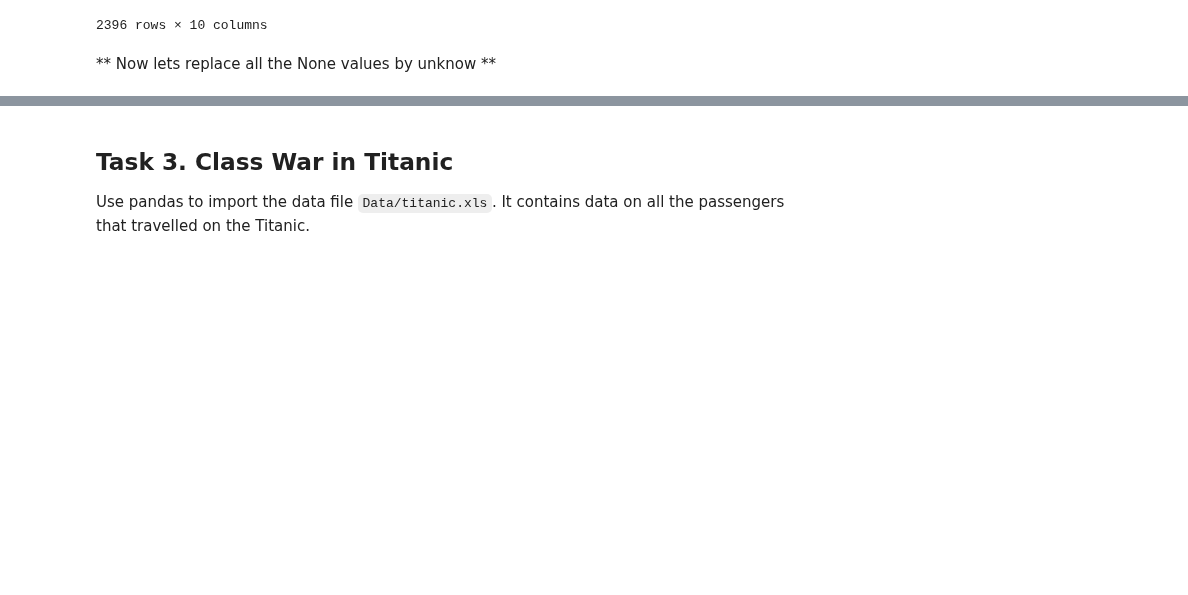
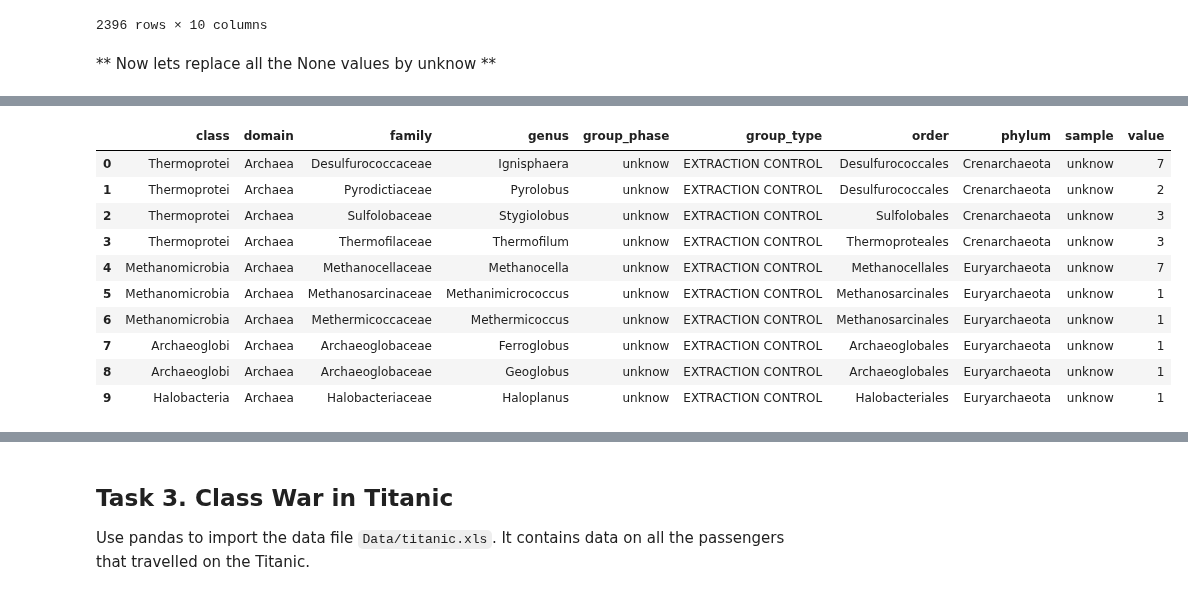
Before and after one commit to vincenzobaz/VBTALL-ADA2017, a Jupyter notebook: Homework 1.ipynb, the cells around one changed output, grey strips where cells are left out. Cells and saved outputs as stored; diff of their text form; code cells hidden in the pictures; blank space fills up the shorter version.

```diff
--- a/Homework 1.ipynb
+++ b/Homework 1.ipynb
@@ -546,0 +556,14 @@ clean_data
+# %%
+clean_data.head(10)
+# %% [output]
+|  | class | domain | family | genus | group_phase | group_type | order | phylum | sample | value |
+| 0 | Thermoprotei | Archaea | Desulfurococcaceae | Ignisphaera | unknow | EXTRACTION CONTROL | Desulfurococcales | Crenarchaeota | unknow | 7 |
+| 1 | Thermoprotei | Archaea | Pyrodictiaceae | Pyrolobus | unknow | EXTRACTION CONTROL | Desulfurococcales | Crenarchaeota | unknow | 2 |
+| 2 | Thermoprotei | Archaea | Sulfolobaceae | Stygiolobus | unknow | EXTRACTION CONTROL | Sulfolobales | Crenarchaeota | unknow | 3 |
+| 3 | Thermoprotei | Archaea | Thermofilaceae | Thermofilum | unknow | EXTRACTION CONTROL | Thermoproteales | Crenarchaeota | unknow | 3 |
+| 4 | Methanomicrobia | Archaea | Methanocellaceae | Methanocella | unknow | EXTRACTION CONTROL | Methanocellales | Euryarchaeota | unknow | 7 |
+| 5 | Methanomicrobia | Archaea | Methanosarcinaceae | Methanimicrococcus | unknow | EXTRACTION CONTROL | Methanosarcinales | Euryarchaeota | unknow | 1 |
+| 6 | Methanomicrobia | Archaea | Methermicoccaceae | Methermicoccus | unknow | EXTRACTION CONTROL | Methanosarcinales | Euryarchaeota | unknow | 1 |
+| 7 | Archaeoglobi | Archaea | Archaeoglobaceae | Ferroglobus | unknow | EXTRACTION CONTROL | Archaeoglobales | Euryarchaeota | unknow | 1 |
+| 8 | Archaeoglobi | Archaea | Archaeoglobaceae | Geoglobus | unknow | EXTRACTION CONTROL | Archaeoglobales | Euryarchaeota | unknow | 1 |
+| 9 | Halobacteria | Archaea | Halobacteriaceae | Haloplanus | unknow | EXTRACTION CONTROL | Halobacteriales | Euryarchaeota | unknow | 1 |
```
Also changed, not shown: parts of 15 cells of this notebook.
